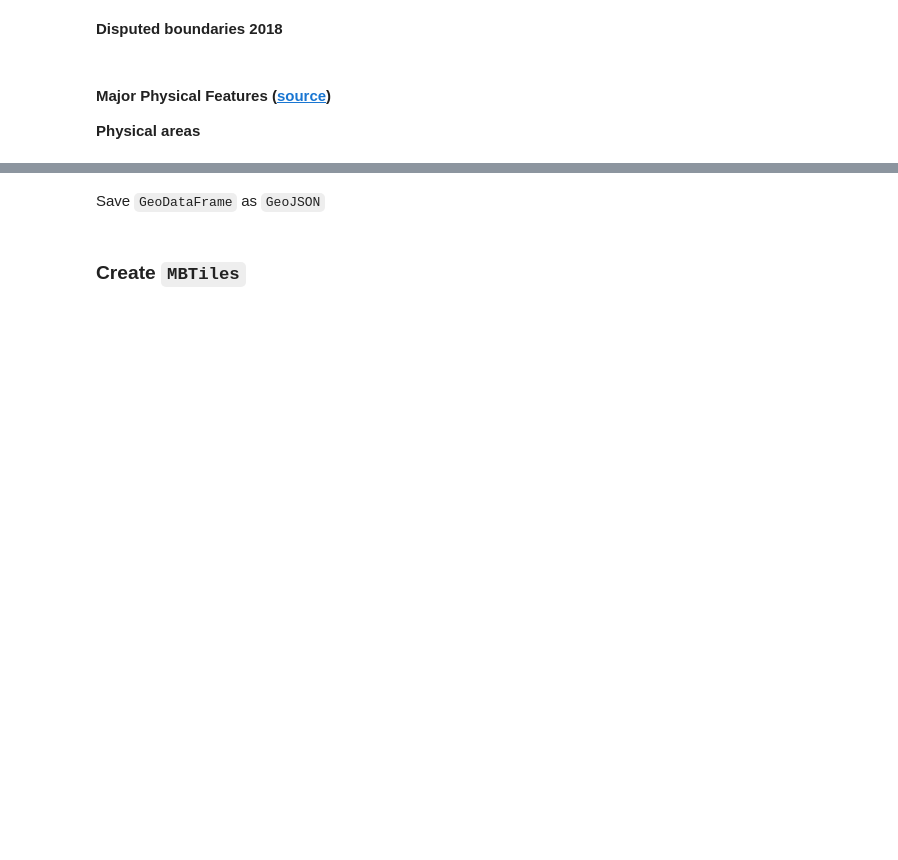
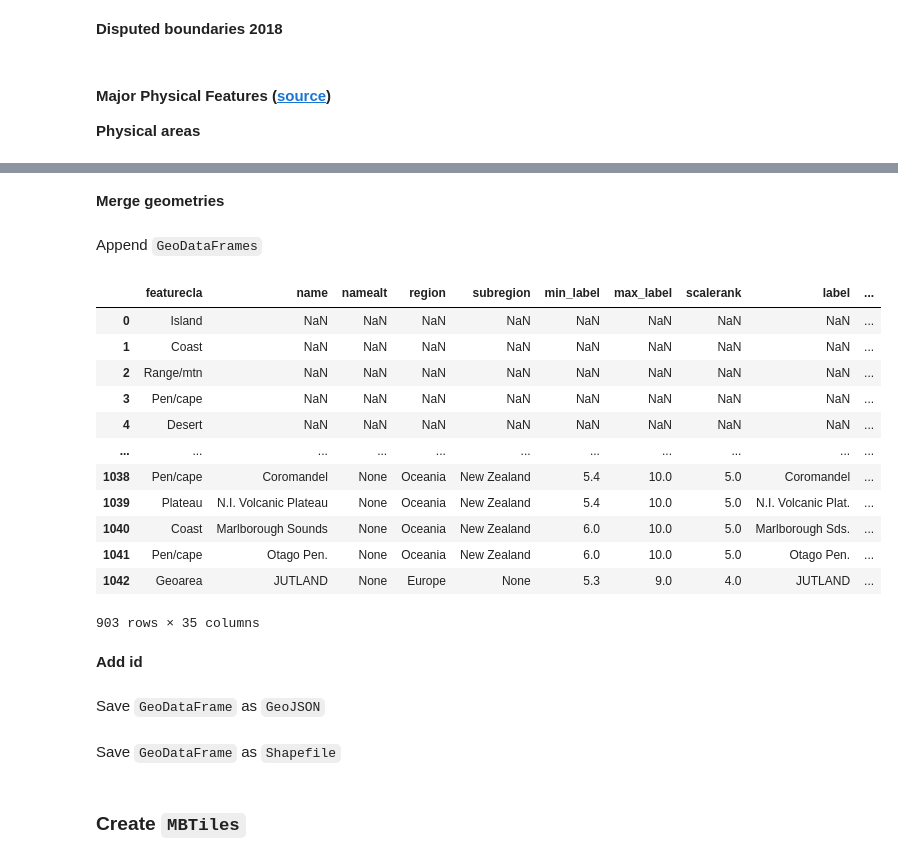
Before and after one commit to Vizzuality/soils-revealed-data, a Jupyter notebook: processing/create_MBTiles.ipynb, the cells around one changed output, grey strips where cells are left out. Drawn from its saved outputs; the diff is of its cells as text; code cells hidden in the pictures; blank space fills up the shorter version.

```diff
--- a/processing/create_MBTiles.ipynb
+++ b/processing/create_MBTiles.ipynb
@@ -327,0 +387,34 @@ polys.plot()
+# %% [markdown]
+**Merge geometries**
+# %%
+polys_0 = merge_geometries(polys, 'featurecla')
+# %%
+a = np.empty(len(polys_0))
+a[:] = np.nan
+for column in list(polys_0.columns)[1:-1]:
+    polys_0[column] = a
+# %% [markdown]
+Append `GeoDataFrames`
+# %%
+polys_0['level'] = 0
+polys['level'] = 1
+
+data = polys_0.append(polys, sort=False)
+
+data
+# %% [output]
+|  | featurecla | name | namealt | region | subregion | min_label | max_label | scalerank | label | ... |
+| 0 | Island | NaN | NaN | NaN | NaN | NaN | NaN | NaN | NaN | ... |
+| 1 | Coast | NaN | NaN | NaN | NaN | NaN | NaN | NaN | NaN | ... |
+| 2 | Range/mtn | NaN | NaN | NaN | NaN | NaN | NaN | NaN | NaN | ... |
+| 3 | Pen/cape | NaN | NaN | NaN | NaN | NaN | NaN | NaN | NaN | ... |
+| 4 | Desert | NaN | NaN | NaN | NaN | NaN | NaN | NaN | NaN | ... |
+| ... | ... | ... | ... | ... | ... | ... | ... | ... | ... | ... |
+| 1038 | Pen/cape | Coromandel | None | Oceania | New Zealand | 5.4 | 10.0 | 5.0 | Coromandel | ... |
+| 1039 | Plateau | N.I. Volcanic Plateau | None | Oceania | New Zealand | 5.4 | 10.0 | 5.0 | N.I. Volcanic Plat. | ... |
+| 1040 | Coast | Marlborough Sounds | None | Oceania | New Zealand | 6.0 | 10.0 | 5.0 | Marlborough Sds. | ... |
+| 1041 | Pen/cape | Otago Pen. | None | Oceania | New Zealand | 6.0 | 10.0 | 5.0 | Otago Pen. | ... |
+| 1042 | Geoarea | JUTLAND | None | Europe | None | 5.3 | 9.0 | 4.0 | JUTLAND | ... |
+903 rows × 35 columns
+# %% [markdown]
+**Add id**
@@ -331,0 +427,2 @@ polys.to_file("../data/mbtiles/ne_10m_geography_regions.json", driver="GeoJSON")
+# %% [markdown]
+Save `GeoDataFrame` as `Shapefile`
```
Also changed, not shown: parts of 19 cells of this notebook.
